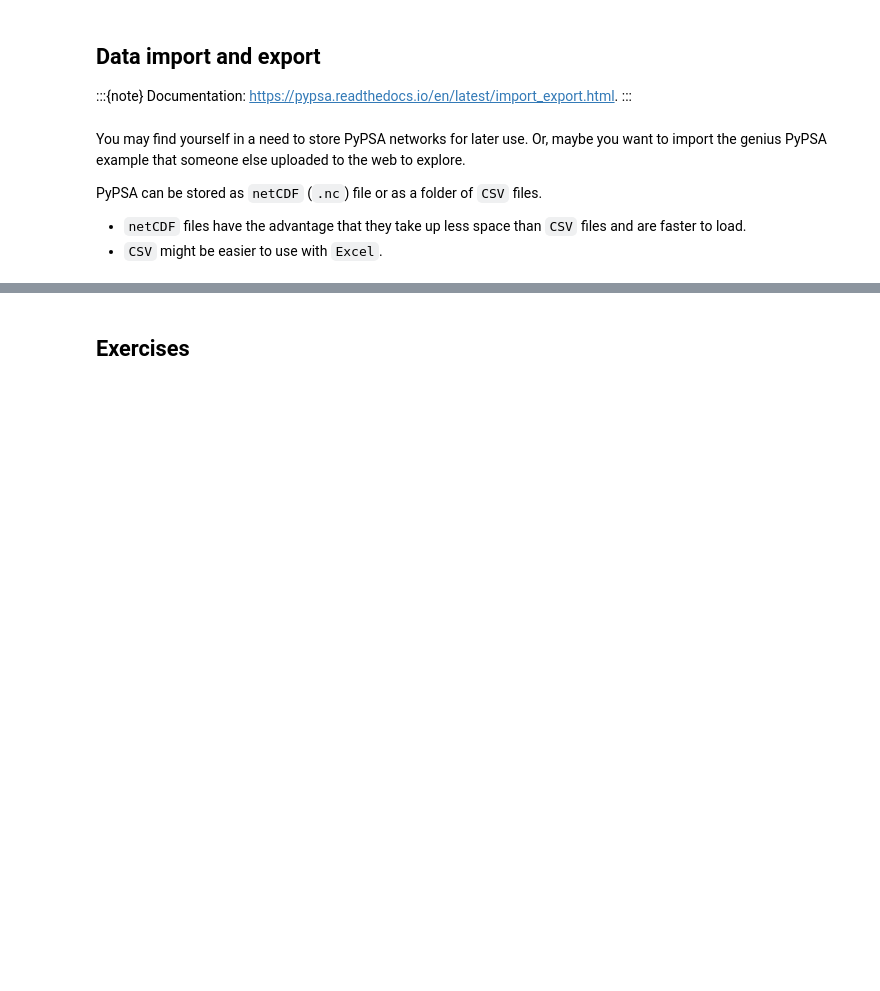
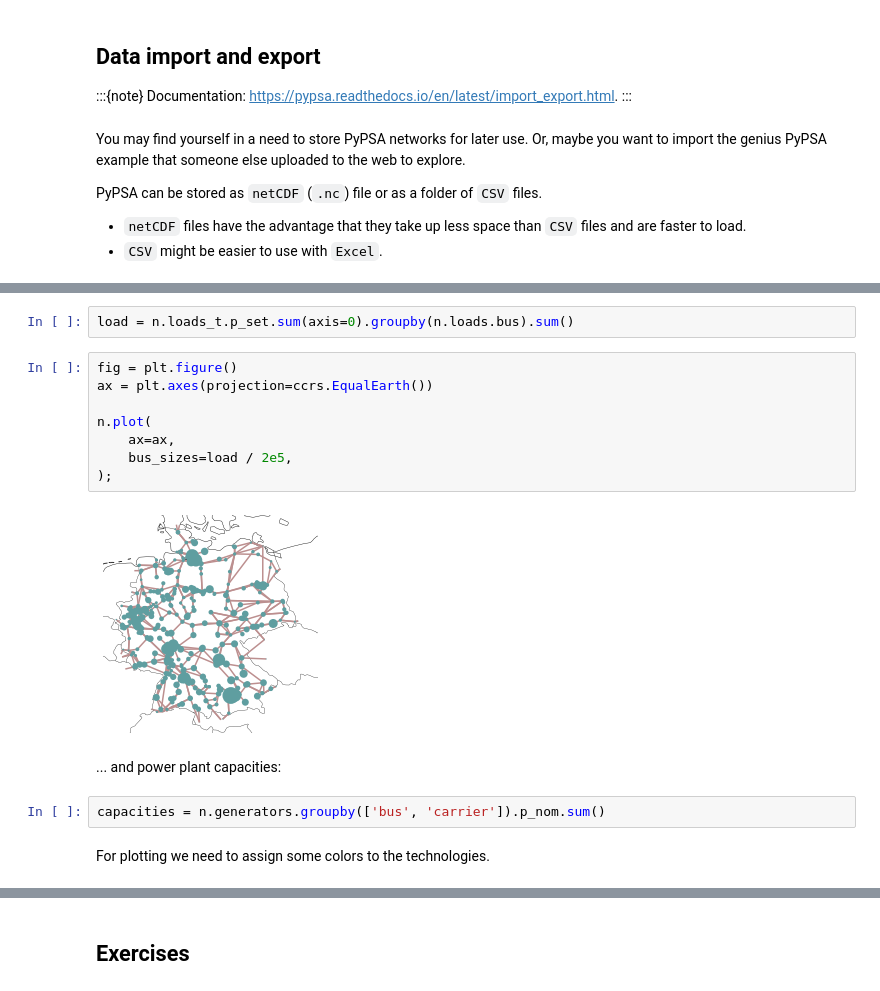
Before and after one commit to fneum/data-science-for-esm, a Jupyter notebook: _sources/09-workshop-pypsa.ipynb, the cells around one changed output, grey strips where cells are left out. Saved outputs shown, nothing was run; the diff lists cells and outputs as text; blank space fills up the shorter version.

```diff
--- a/_sources/09-workshop-pypsa.ipynb
+++ b/_sources/09-workshop-pypsa.ipynb
@@ -556,0 +661,18 @@ INFO:pypsa.io:Imported network tmp.nc has buses, carriers, generators, lines, lo
+# %%
+load = n.loads_t.p_set.sum(axis=0).groupby(n.loads.bus).sum()
+# %%
+fig = plt.figure()
+ax = plt.axes(projection=ccrs.EqualEarth())
+
+n.plot(
+    ax=ax,
+    bus_sizes=load / 2e5,
+);
+# %% [output]
+[figure, added]
+# %% [markdown]
+... and power plant capacities:
+# %%
+capacities = n.generators.groupby(['bus', 'carrier']).p_nom.sum()
+# %% [markdown]
+For plotting we need to assign some colors to the technologies.
```
Also changed, not shown: parts of 53 cells of this notebook, 16 other files.
